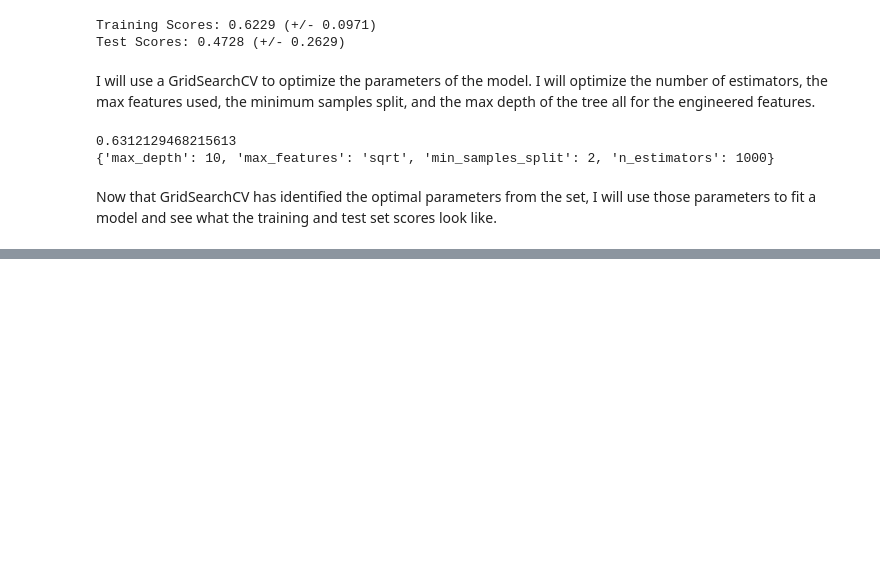
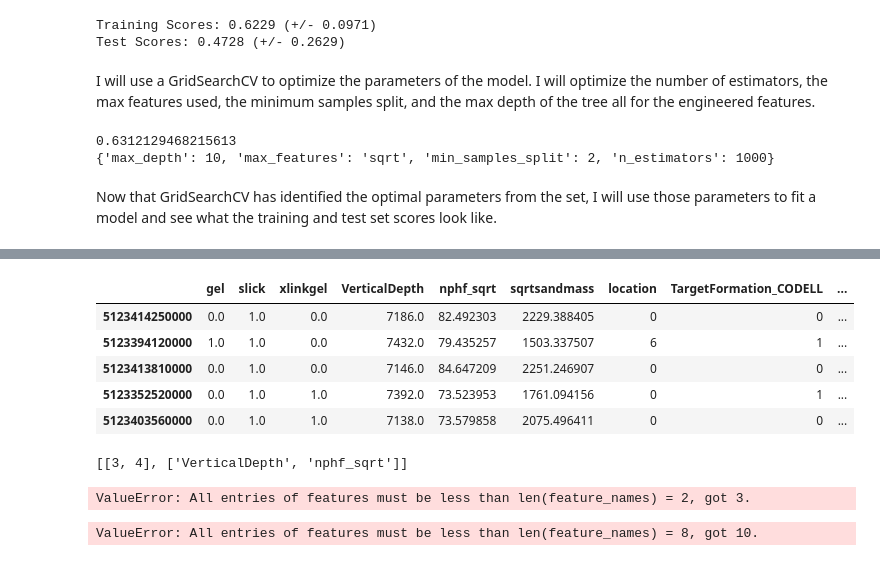
Before and after one commit to ephs08kmp/Frac_Production, a Jupyter notebook: Frac_Production_Modeling.ipynb, the cells around one changed output, grey strips where cells are left out. Saved outputs shown, nothing was run; the diff lists cells and outputs as text; code cells hidden in the pictures; blank space fills up the shorter version.

```diff
--- a/Frac_Production_Modeling.ipynb
+++ b/Frac_Production_Modeling.ipynb
@@ -311,0 +323,41 @@ Test Scores: 0.5713 (+/- 0.1148)
+# %%
+X_train.head()
+# %% [output]
+|  | gel | slick | xlinkgel | VerticalDepth | nphf_sqrt | sqrtsandmass | location | TargetFormation_CODELL | ... |
+| 5123414250000 | 0.0 | 1.0 | 0.0 | 7186.0 | 82.492303 | 2229.388405 | 0 | 0 | ... |
+| 5123394120000 | 1.0 | 1.0 | 0.0 | 7432.0 | 79.435257 | 1503.337507 | 6 | 1 | ... |
+| 5123413810000 | 0.0 | 1.0 | 0.0 | 7146.0 | 84.647209 | 2251.246907 | 0 | 0 | ... |
+| 5123352520000 | 0.0 | 1.0 | 1.0 | 7392.0 | 73.523953 | 1761.094156 | 0 | 1 | ... |
+| 5123403560000 | 0.0 | 1.0 | 1.0 | 7138.0 | 73.579858 | 2075.496411 | 0 | 0 | ... |
+# %%
+from sklearn.ensemble.partial_dependence import partial_dependence, plot_partial_dependence
+
+gbr = GradientBoostingRegressor()
+gbr.fit(X_train, y_train)
+
+feats = [[[3,4], ['VerticalDepth','nphf_sqrt']],
+         [[0,1], ['gel','slick']],
+        [[2,12], ['xlinkgel','HzLen >2']],
+         [[10,11], ['HzLen 1-2', 'HzLen <1']]]
+
+for feat_set in feats:
+    print(feat_set)
+    gbr_plots = plot_partial_dependence(gbr,
+                                features=feat_set[0], # Column numbers to plot
+                                X=X_train, # Raw predictors data
+                                n_cols=2,
+                                feature_names=feat_set[1], # Labels on graph
+                                grid_resolution=100) # Number of values to plot on x-axis
+# %% [output]
+[[3, 4], ['VerticalDepth', 'nphf_sqrt']]
+ValueError: All entries of features must be less than len(feature_names) = 2, got 3.
+# %%
+gbr_plots = plot_partial_dependence(gbr,
+                            features=[0, 1, 2, 3, 4, 10, 11, 12], # Column numbers to plot
+                            X=X_train, # Raw predictors data
+                            n_cols=2,
+                            feature_names=['gel','slick', 'xlinkgel', 'VerticalDepth','nphf_sqrt',
+                                          'HzLen 1-2', 'HzLen <1', 'HzLen >2'], # Labels on graph
+                            grid_resolution=100) # Number of values to plot on x-axis
+# %% [output]
+ValueError: All entries of features must be less than len(feature_names) = 8, got 10.
```
Also changed, not shown: parts of 13 cells of this notebook.
